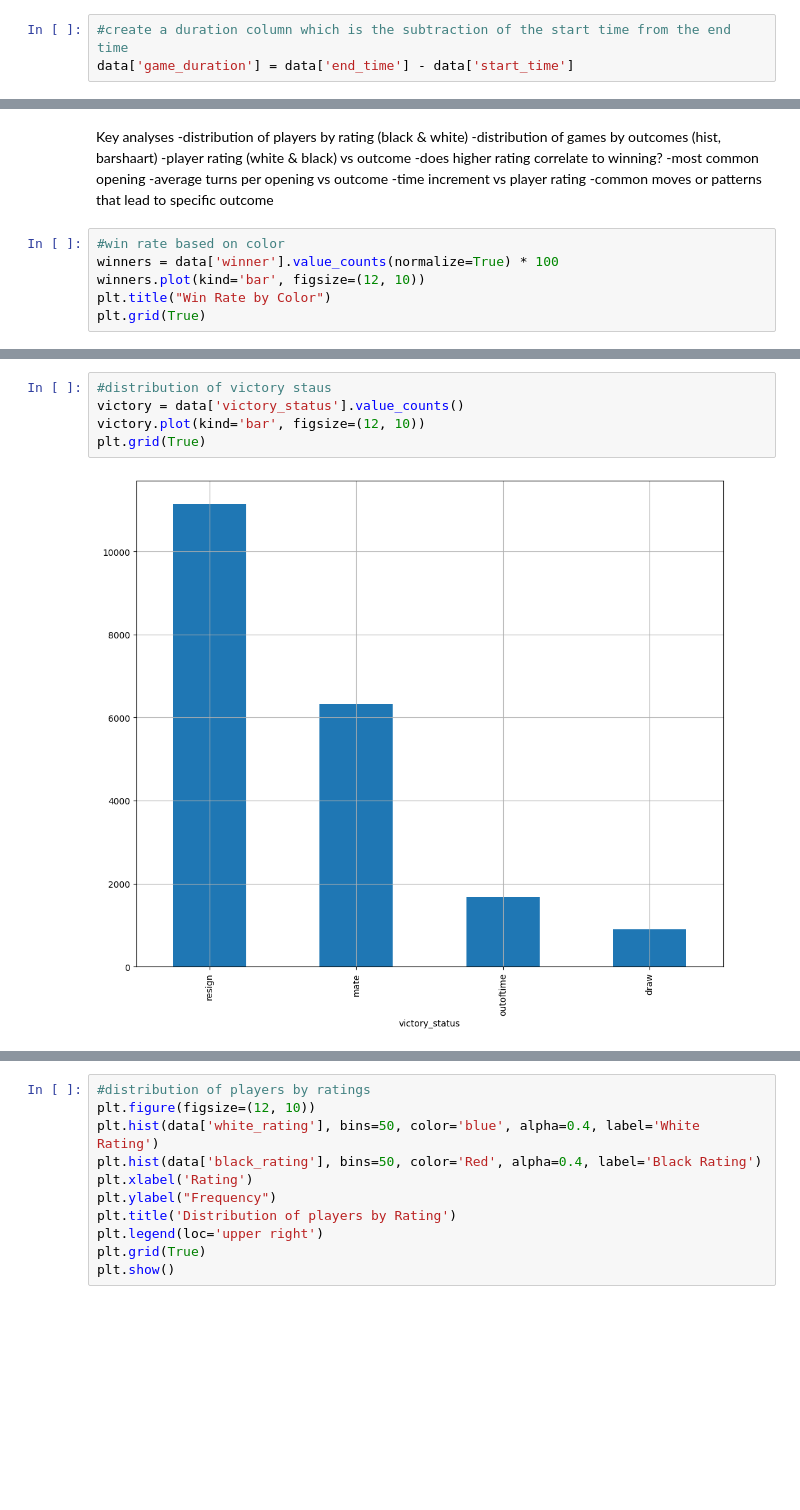
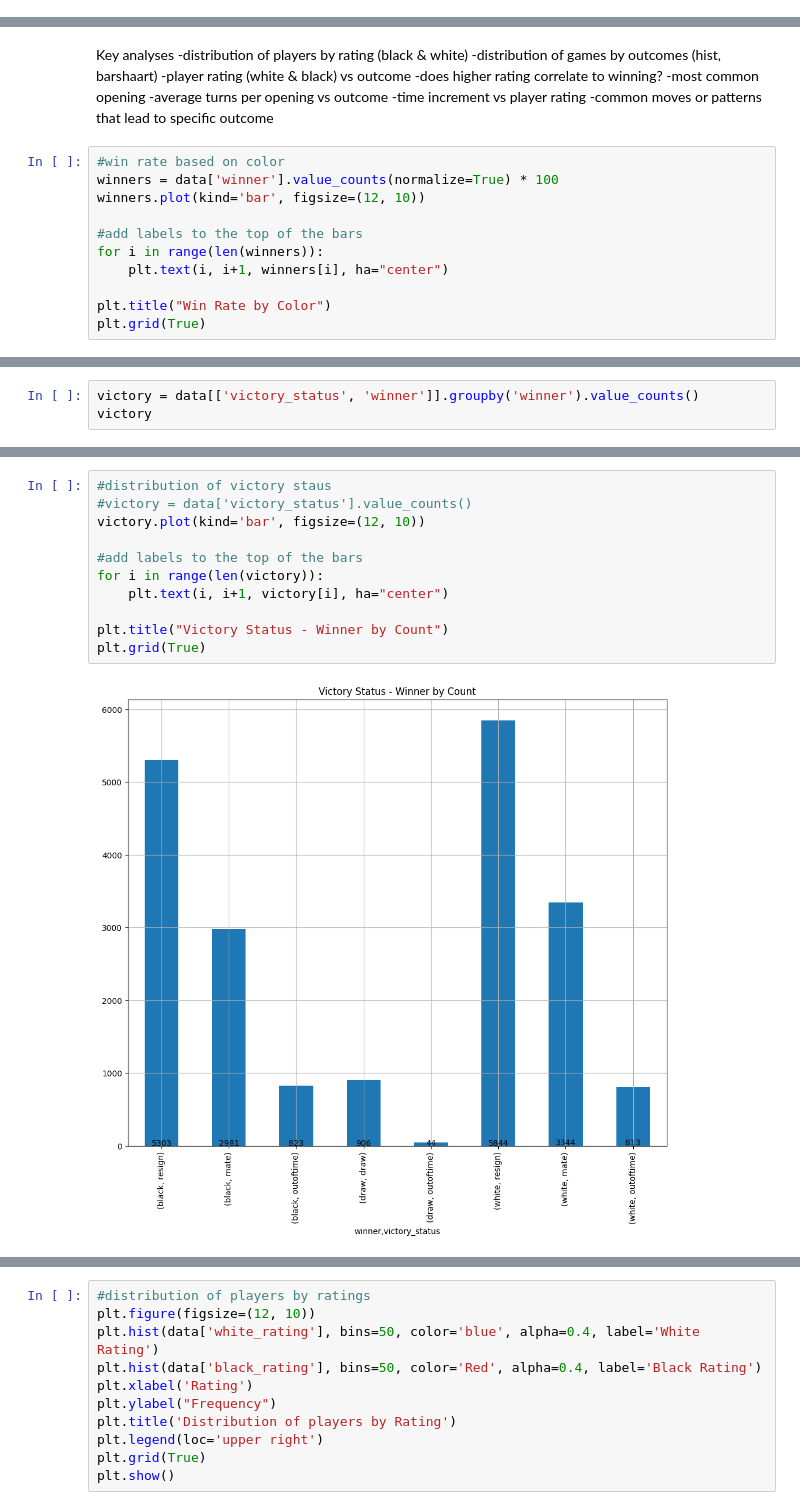
Before and after one commit to i-am-christy/The-Chess-Project, a Jupyter notebook: chess_project.ipynb, the cells around one changed output, grey strips where cells are left out. Saved outputs shown, nothing was run; the diff lists cells and outputs as text; blank space fills up the shorter version.

```diff
--- a/chess_project.ipynb
+++ b/chess_project.ipynb
@@ -82,6 +81,3 @@ From this decriptive analysis we can see that the mean rating for white player i
 
 Also, from the analysis above we can deduce that the turns column has a lot of outliers by merely looking at the mean, min, 25th, 75th and max data.
 The min no of moves is 1 while the max is 349 which is clearly very far apart. A closer look at the 25% and 75% show that the values are 37 and 79 turns respectively.
-# %%
-#create a duration column which is the subtraction of the start time from the end time
-data['game_duration'] = data['end_time'] - data['start_time']
@@ -109,6 +95,11 @@ Key analyses </br>
 #win rate based on color
 winners = data['winner'].value_counts(normalize=True) * 100
 winners.plot(kind='bar', figsize=(12, 10))
+
+#add labels to the top of the bars
+for i in range(len(winners)):
+    plt.text(i, i+1, winners[i], ha="center")
+
 plt.title("Win Rate by Color")
 plt.grid(True)
 # %% [output]
@@ -123,0 +107,3 @@ Name: proportion, dtype: float64
+# %%
+victory = data[['victory_status', 'winner']].groupby('winner').value_counts()
+victory
@@ -124,8 +121,14 @@ Name: proportion, dtype: float64
 # %%
 #distribution of victory staus
-victory = data['victory_status'].value_counts()
+#victory = data['victory_status'].value_counts()
 victory.plot(kind='bar', figsize=(12, 10))
+
+#add labels to the top of the bars
+for i in range(len(victory)):
+    plt.text(i, i+1, victory[i], ha="center")
+
+plt.title("Victory Status - Winner by Count")
 plt.grid(True)
 # %% [output]
-[figure, old version]
+[figure, new version]
 # %% [markdown]
```
Also changed, not shown: parts of 70 cells of this notebook.
